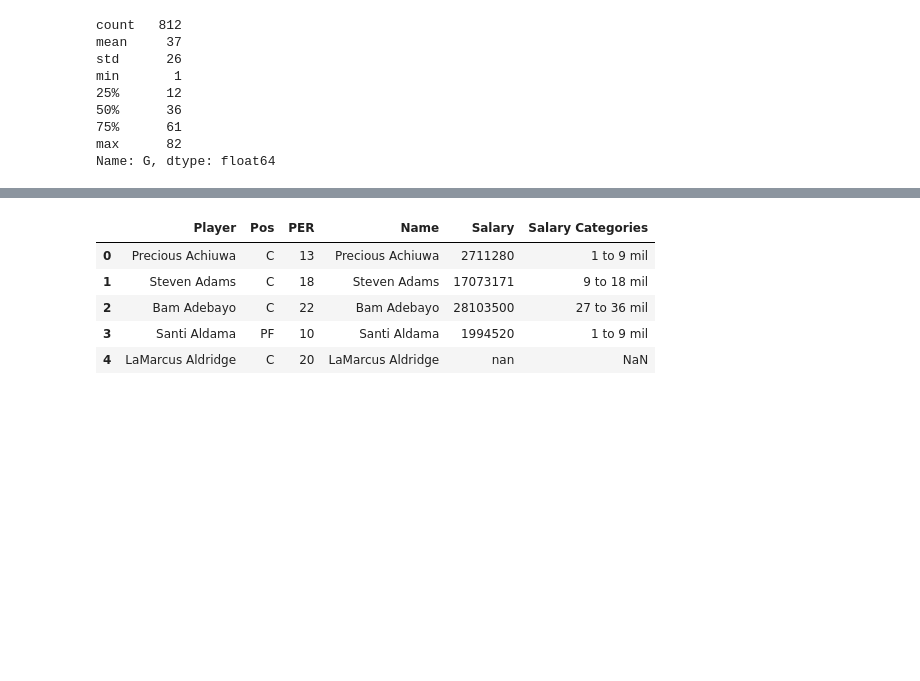
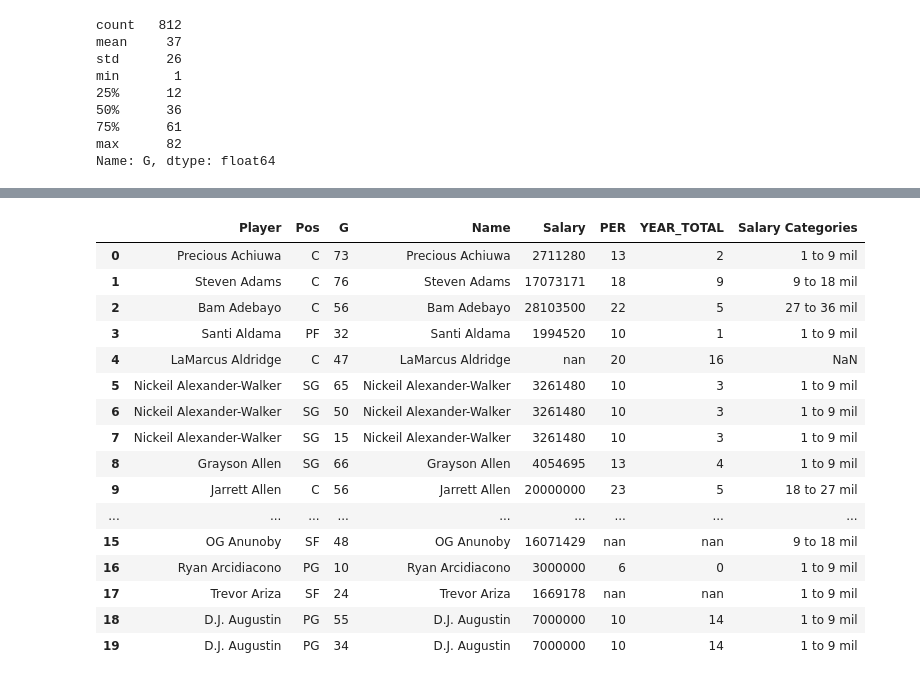
Before and after one commit to meeyoungPH/nba_superlatives, a Jupyter notebook: salaries/Salaries_Working.ipynb, the cells around one changed output, grey strips where cells are left out. Saved outputs shown, nothing was run; the diff lists cells and outputs as text; code cells hidden in the pictures; blank space fills up the shorter version.

```diff
--- a/salaries/Salaries_Working.ipynb
+++ b/salaries/Salaries_Working.ipynb
@@ -6,9 +6,11 @@ import matplotlib.pyplot as plt
 # %%
 players_salaries_csv = "players_salaries.csv"
 nba_stats_csv = "nba_stats.csv"
+PER_csv = "cleaned_player_with_per_and_draftV2.csv"
 
 players_salaries_df = pd.read_csv(players_salaries_csv)
 nba_stats_df = pd.read_csv(nba_stats_csv)
+PER_csv_df = pd.read_csv(PER_csv)
 
 #players_salaries_df.columns
 reduced_salaries = players_salaries_df[["Name", "Salary"]]
@@ -20,3 +22,6 @@ reduced_salaries.head()
 | 2 | Kris Dunn | 5005350 |
 | 3 | Carsen Edwards | 1782621 |
 | 4 | Tacko Fall | nan |
+# %%
+reduced_PER = PER_csv_df[["Player", "PER", "YEAR_TOTAL"]]
+reduced_PER.head()
@@ -38,6 +50,6 @@ max     45780966
 Name: Salary, dtype: float64
 # %%
 #nba_stats_df.columns
-reduced_nba_stats = nba_stats_df[["Player", "Pos", "G", "PER"]]
+reduced_nba_stats = nba_stats_df[["Player", "Pos", "G"]]
 reduced_nba_stats.head()
 # %% [output]
@@ -80 +92,5 @@ combine_PER_Sal
 614 rows × 5 columns
+# %%
+#make a new df with player and PER to merge with the reduced df above
+all_data = combine_PER_Sal.merge(reduced_PER, how= "outer")
+all_data.head(20)
@@ -81,17 +115,28 @@ combine_PER_Sal
 # %%
 #Create bins for salary (7 bins in total)
 #would it make any sense to only examine the top 10 highest paid and the
 #10 lowest paid NBA players? The graph here would be cleaner and less cluttered
-salary_bins = [0, 999999, 9000000, 18000000, 27000000, 36000000, 45000000, 54000000]
+salary_bins = [0, 999999, 8999999, 17999999, 26999999, 35999999, 44999999, 54000000]
 bin_names = ["Under a million", "1 to 9 mil", "9 to 18 mil", "18 to 27 mil",
             "27 to 36 mil", "36 to 45 mil", "Over 45 mil"]
-combine_PER_Sal["Salary Categories"] = pd.cut(combine_PER_Sal["Salary"], bins = salary_bins, labels= bin_names, include_lowest = True)
+all_data["Salary Categories"] = pd.cut(all_data["Salary"], bins = salary_bins, labels= bin_names, include_lowest = True)
 #Groupby group players into their bins by salary
-combine_PER_Sal.head()
+all_data.head(20)
 # %% [output]
-|  | Player | Pos | PER | Name | Salary | Salary Categories |
-| 0 | Precious Achiuwa | C | 13 | Precious Achiuwa | 2711280 | 1 to 9 mil |
-| 1 | Steven Adams | C | 18 | Steven Adams | 17073171 | 9 to 18 mil |
-| 2 | Bam Adebayo | C | 22 | Bam Adebayo | 28103500 | 27 to 36 mil |
-| 3 | Santi Aldama | PF | 10 | Santi Aldama | 1994520 | 1 to 9 mil |
-| 4 | LaMarcus Aldridge | C | 20 | LaMarcus Aldridge | nan | NaN |
+|  | Player | Pos | G | Name | Salary | PER | YEAR_TOTAL | Salary Categories |
+| 0 | Precious Achiuwa | C | 73 | Precious Achiuwa | 2711280 | 13 | 2 | 1 to 9 mil |
+| 1 | Steven Adams | C | 76 | Steven Adams | 17073171 | 18 | 9 | 9 to 18 mil |
+| 2 | Bam Adebayo | C | 56 | Bam Adebayo | 28103500 | 22 | 5 | 27 to 36 mil |
+| 3 | Santi Aldama | PF | 32 | Santi Aldama | 1994520 | 10 | 1 | 1 to 9 mil |
+| 4 | LaMarcus Aldridge | C | 47 | LaMarcus Aldridge | nan | 20 | 16 | NaN |
+| 5 | Nickeil Alexander-Walker | SG | 65 | Nickeil Alexander-Walker | 3261480 | 10 | 3 | 1 to 9 mil |
+| 6 | Nickeil Alexander-Walker | SG | 50 | Nickeil Alexander-Walker | 3261480 | 10 | 3 | 1 to 9 mil |
+| 7 | Nickeil Alexander-Walker | SG | 15 | Nickeil Alexander-Walker | 3261480 | 10 | 3 | 1 to 9 mil |
+| 8 | Grayson Allen | SG | 66 | Grayson Allen | 4054695 | 13 | 4 | 1 to 9 mil |
+| 9 | Jarrett Allen | C | 56 | Jarrett Allen | 20000000 | 23 | 5 | 18 to 27 mil |
+| ... | ... | ... | ... | ... | ... | ... | ... | ... |
+| 15 | OG Anunoby | SF | 48 | OG Anunoby | 16071429 | nan | nan | 9 to 18 mil |
+| 16 | Ryan Arcidiacono | PG | 10 | Ryan Arcidiacono | 3000000 | 6 | 0 | 1 to 9 mil |
+| 17 | Trevor Ariza | SF | 24 | Trevor Ariza | 1669178 | nan | nan | 1 to 9 mil |
+| 18 | D.J. Augustin | PG | 55 | D.J. Augustin | 7000000 | 10 | 14 | 1 to 9 mil |
+| 19 | D.J. Augustin | PG | 34 | D.J. Augustin | 7000000 | 10 | 14 | 1 to 9 mil |
```
Also changed, not shown: parts of 21 cells of this notebook, 3 other files.
